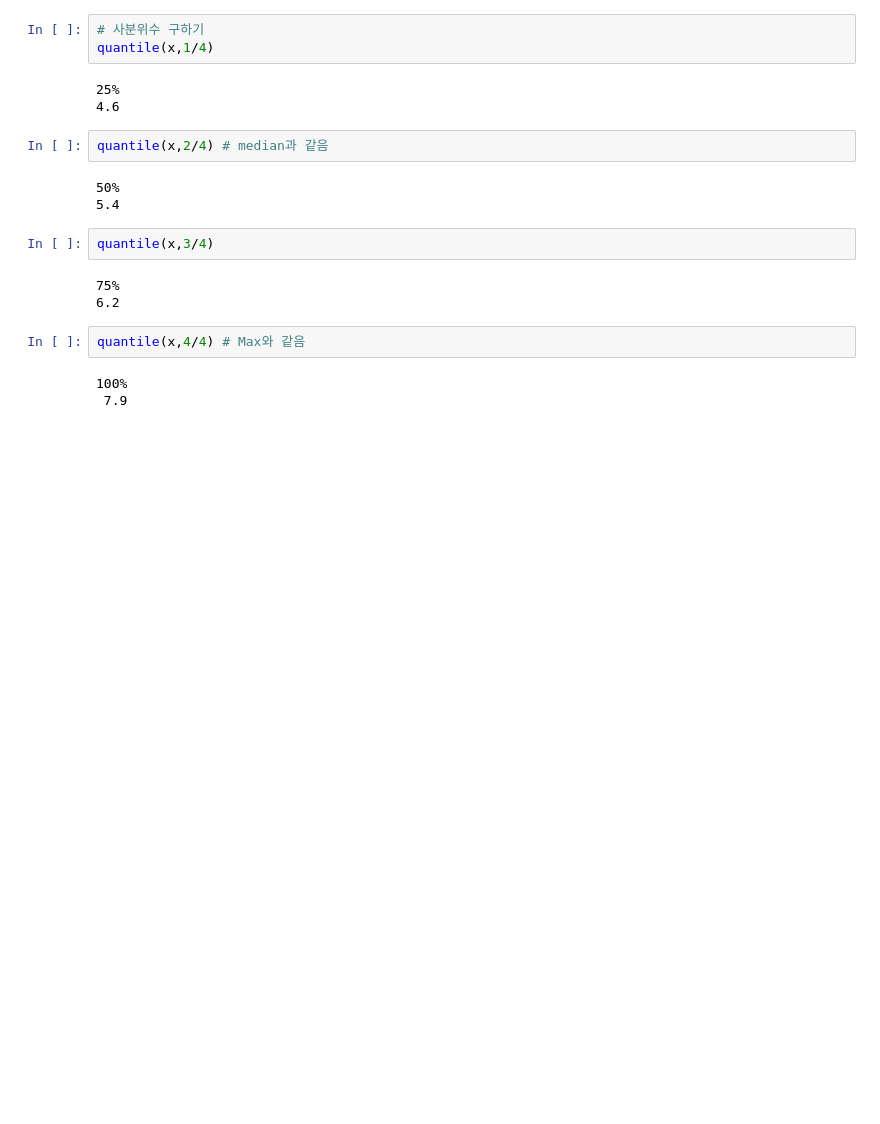
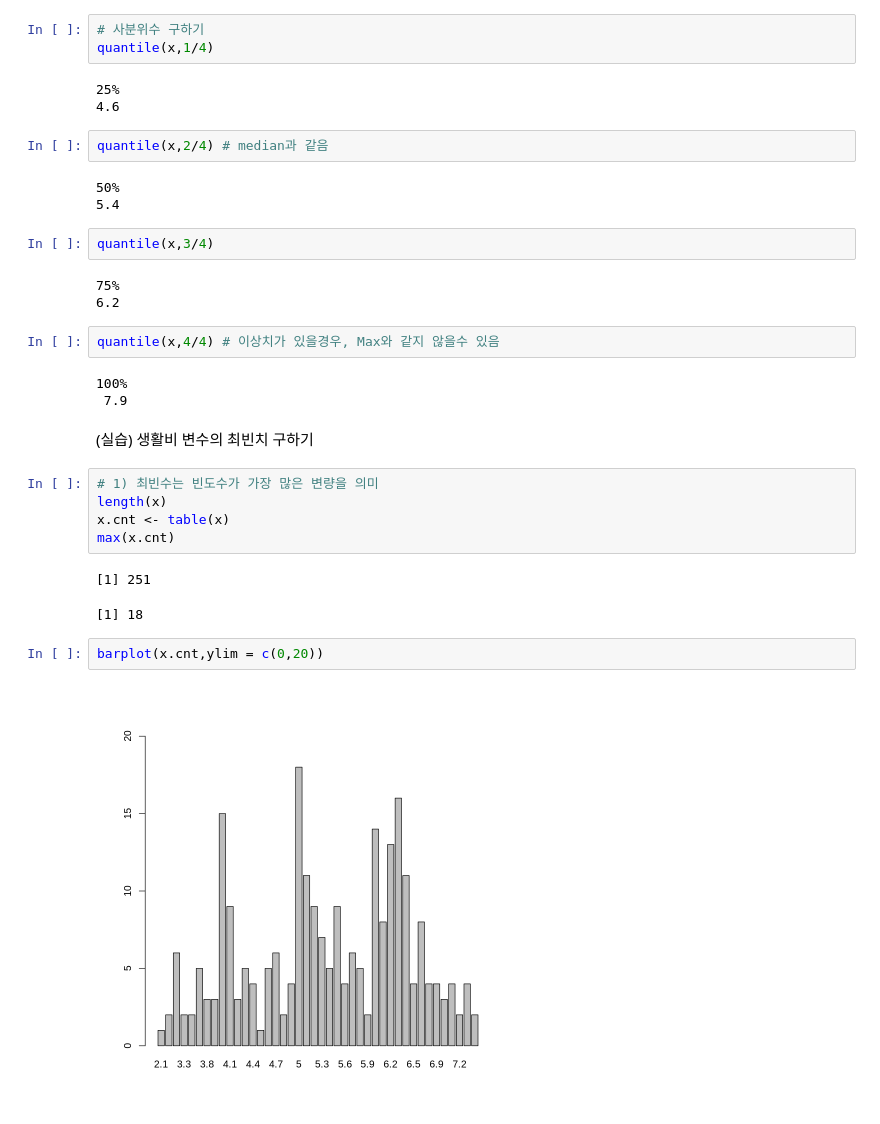
Before and after one commit to gyujin0450/RPRG_PARTIII, a Jupyter notebook: p368_척도별기술통계량.ipynb, the cells around one changed output. Drawn from its saved outputs; the diff is of its cells as text; blank space fills up the shorter version.

```diff
--- a/p368_척도별기술통계량.ipynb
+++ b/p368_척도별기술통계량.ipynb
@@ -226,7 +226,21 @@ quantile(x,3/4)
 75%
 6.2
 # %%
-quantile(x,4/4) # Max와 같음
+quantile(x,4/4) # 이상치가 있을경우, Max와 같지 않을수 있음
 # %% [output]
 100%
  7.9
+# %% [markdown]
+(실습) 생활비 변수의 최빈치 구하기
+# %%
+# 1) 최빈수는 빈도수가 가장 많은 변량을 의미
+length(x)
+x.cnt <- table(x)
+max(x.cnt)
+# %% [output]
+[1] 251
+[1] 18
+# %%
+barplot(x.cnt,ylim = c(0,20))
+# %% [output]
+[figure, added]
```
Also changed, not shown: parts of 4 cells of this notebook.
